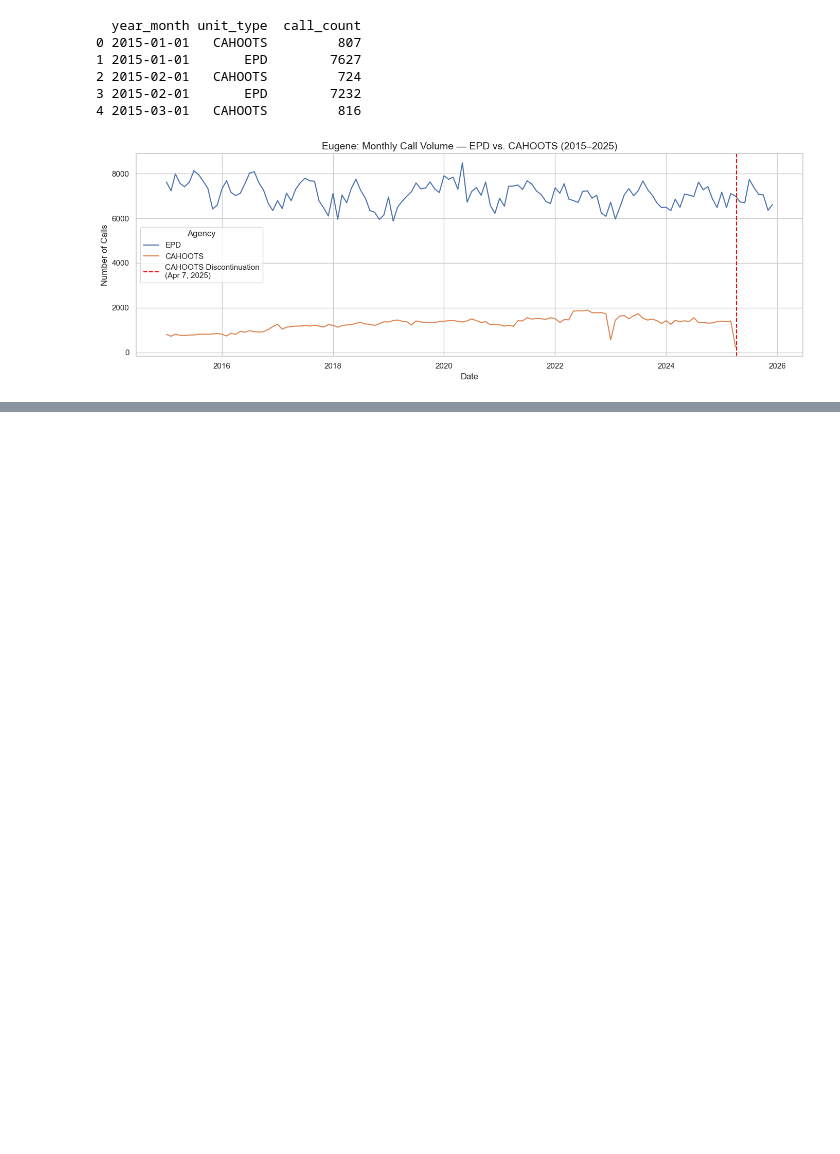
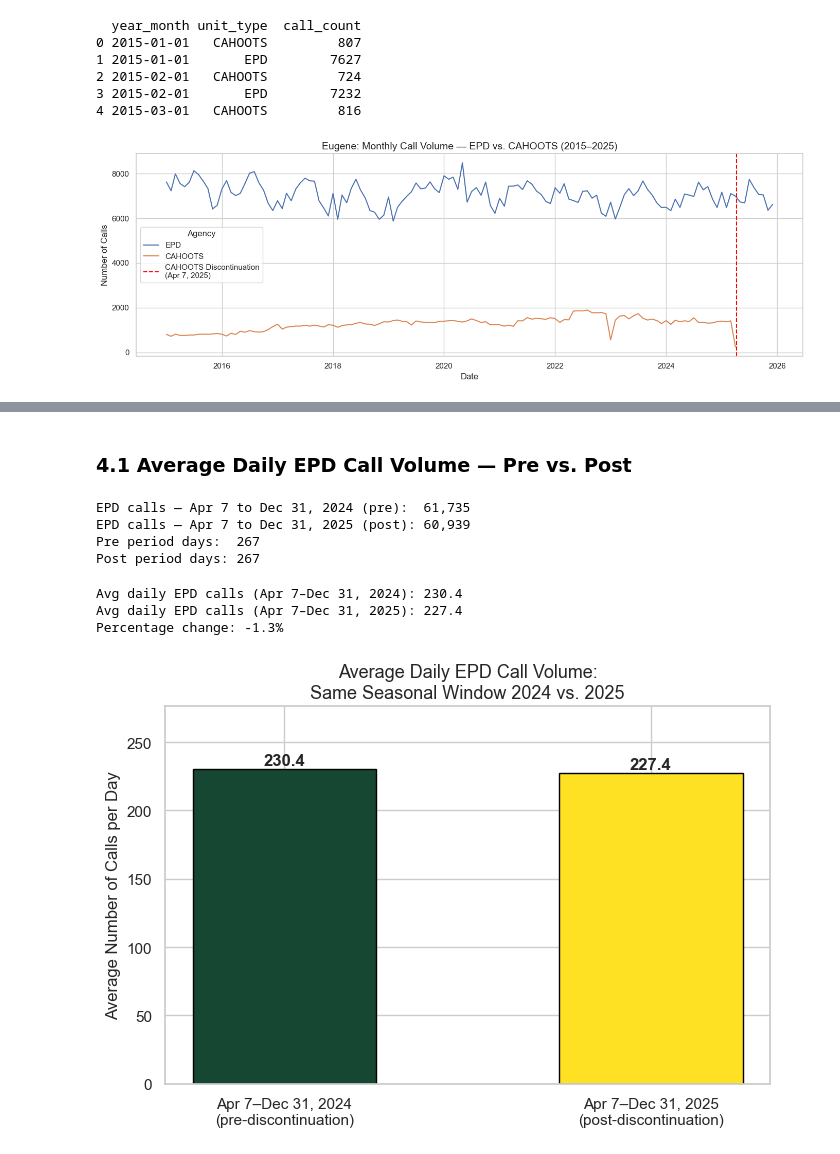
Before and after one commit to ilhanmahmood/dsci410_analyzing_cahoots_call_volumes, a Jupyter notebook: analysis.ipynb, the cells around one changed output, grey strips where cells are left out. Drawn from its saved outputs; the diff is of its cells as text; code cells hidden in the pictures; blank space fills up the shorter version.

```diff
--- a/analysis.ipynb
+++ b/analysis.ipynb
@@ -388,0 +423,72 @@ plt.show()
+# %% [markdown]
+### 4.1 Average Daily EPD Call Volume — Pre vs. Post
+# %%
+# Define matched comparison windows
+# Post: April 7 – Dec 31, 2025 (post-discontinuation)
+# Pre:  April 7 – Dec 31, 2024 (same seasonal window, one year prior)
+
+post_start = pd.Timestamp('2025-04-07')
+post_end   = pd.Timestamp('2025-12-31')
+pre_start  = pd.Timestamp('2024-04-07')
+pre_end    = pd.Timestamp('2024-12-31')
+
+epd_pre  = cad[
+    (cad['unit_type'] == 'EPD') &
+    (cad['calltime'] >= pre_start) &
+    (cad['calltime'] <= pre_end)
+].copy()
+
+epd_post = cad[
+    (cad['unit_type'] == 'EPD') &
+    (cad['calltime'] >= post_start) &
+    (cad['calltime'] <= post_end)
+].copy()
+
+print(f'EPD calls — Apr 7 to Dec 31, 2024 (pre):  {len(epd_pre):,}')
+print(f'EPD calls — Apr 7 to Dec 31, 2025 (post): {len(epd_post):,}')
+print(f'Pre period days:  {(epd_pre["calltime"].max() - epd_pre["calltime"].min()).days}')
+print(f'Post period days: {(epd_post["calltime"].max() - epd_post["calltime"].min()).days}')
+# %% [output]
+EPD calls — Apr 7 to Dec 31, 2024 (pre):  61,735
+EPD calls — Apr 7 to Dec 31, 2025 (post): 60,939
+Pre period days:  267
+Post period days: 267
+# %%
+epd_pre_daily  = epd_pre.groupby(epd_pre['calltime'].dt.date).size()
+epd_post_daily = epd_post.groupby(epd_post['calltime'].dt.date).size()
+
+pre_mean  = epd_pre_daily.mean()
+post_mean = epd_post_daily.mean()
+pct_change = ((post_mean - pre_mean) / pre_mean) * 100
+
+print(f'Avg daily EPD calls (Apr 7–Dec 31, 2024): {pre_mean:.1f}')
+print(f'Avg daily EPD calls (Apr 7–Dec 31, 2025): {post_mean:.1f}')
+print(f'Percentage change: {pct_change:+.1f}%')
+# %% [output]
+Avg daily EPD calls (Apr 7–Dec 31, 2024): 230.4
+Avg daily EPD calls (Apr 7–Dec 31, 2025): 227.4
+Percentage change: -1.3%
+# %%
+# Bar chart: average daily EPD call volume 2024 vs. 2025
+fig, ax = plt.subplots(figsize=(7, 5))
+
+bars = ax.bar(
+    ['Apr 7–Dec 31, 2024\n(pre-discontinuation)', 'Apr 7–Dec 31, 2025\n(post-discontinuation)'],
+    [pre_mean, post_mean],
+    color=['#154733', '#FEE123'],
+    edgecolor='black',
+    width=0.5
+)
+
+for bar, val in zip(bars, [pre_mean, post_mean]):
+    ax.text(bar.get_x() + bar.get_width()/2, bar.get_height() + 0.5,
+            f'{val:.1f}', ha='center', va='bottom', fontsize=12, fontweight='bold')
+
+ax.set_title('Average Daily EPD Call Volume:\nSame Seasonal Window 2024 vs. 2025', fontsize=13)
+ax.set_ylabel('Average Number of Calls per Day')
+ax.set_ylim(0, max(pre_mean, post_mean) * 1.2)
+plt.tight_layout()
+plt.savefig('figures/epd_avg_daily_2024_vs_2025.png', dpi=150)
+plt.show()
+# %% [output]
+[figure, added]
```
Also changed, not shown: parts of 26 cells of this notebook, 18 other files.
